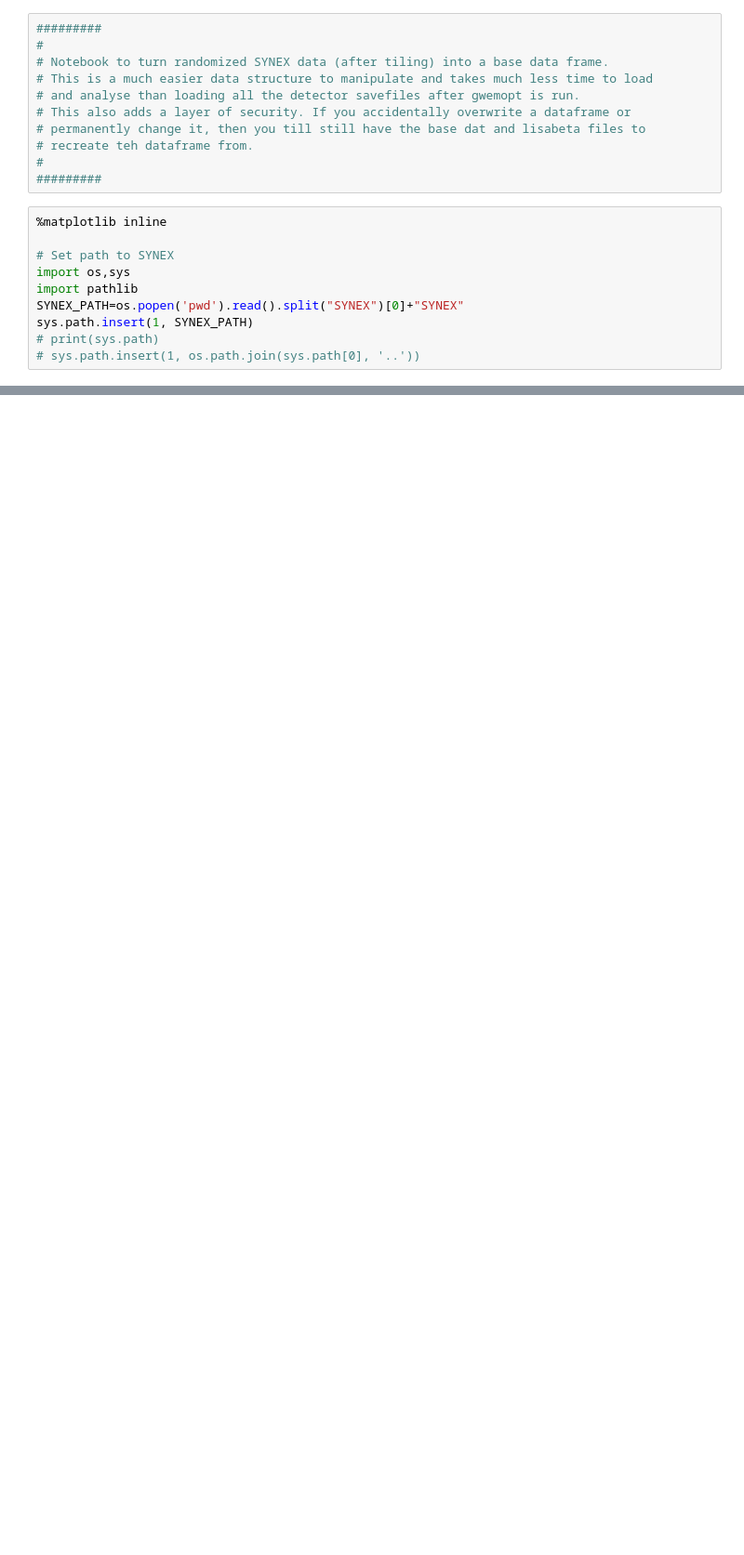
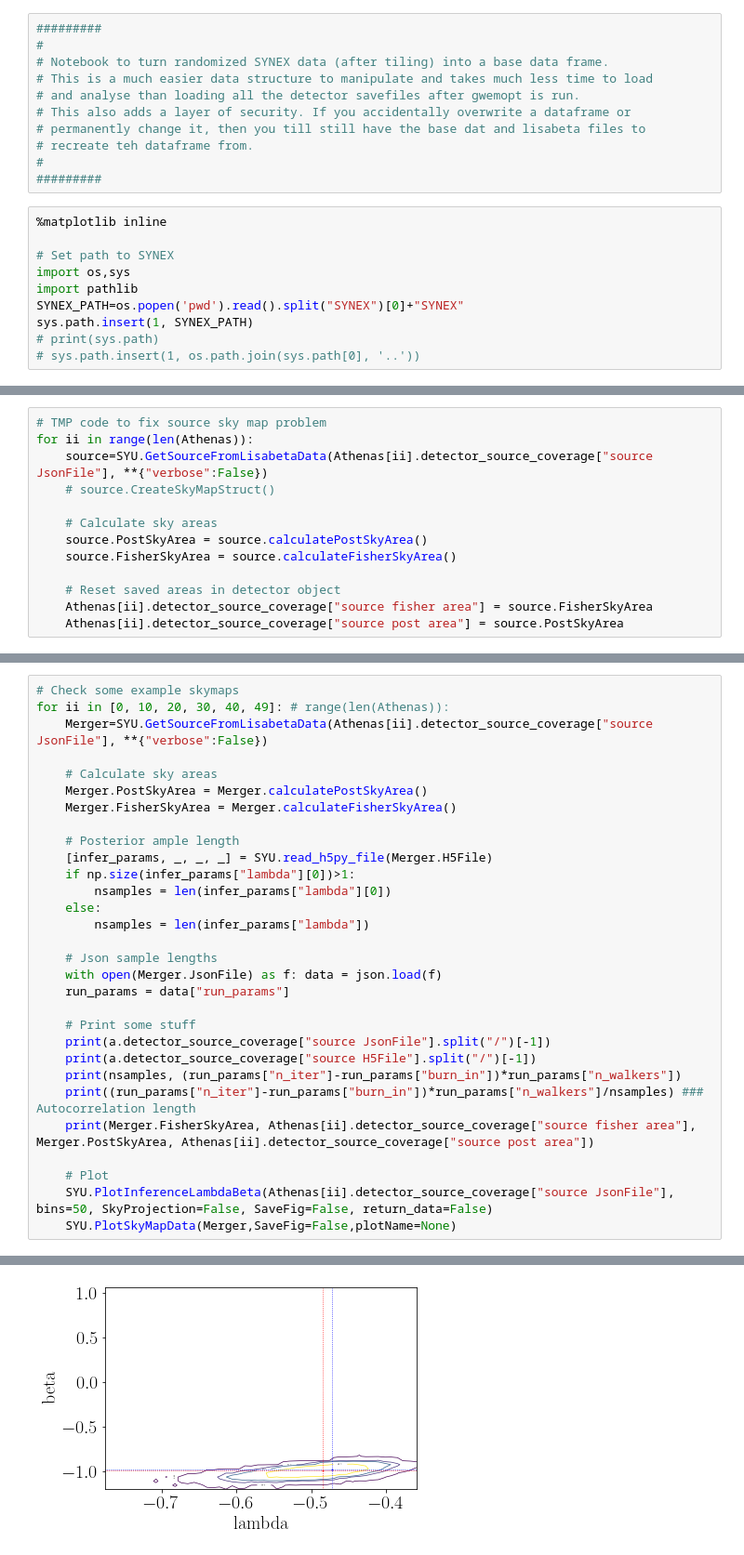
Before and after one commit to PAduverne/SYNEX, a Jupyter notebook: MIMOSA_Studies/Create_DataFrame.ipynb, the cells around one changed output, grey strips where cells are left out. Shown at 93% size. Drawn from its saved outputs; the diff is of its cells as text; blank space fills up the shorter version.

```diff
--- a/MIMOSA_Studies/Create_DataFrame.ipynb
+++ b/MIMOSA_Studies/Create_DataFrame.ipynb
@@ -73,0 +152,13 @@ print(data.head(10))
+# %%
+# TMP code to fix source sky map problem
+for ii in range(len(Athenas)):
+    source=SYU.GetSourceFromLisabetaData(Athenas[ii].detector_source_coverage["source JsonFile"], **{"verbose":False})
+    # source.CreateSkyMapStruct()
+
+    # Calculate sky areas
+    source.PostSkyArea = source.calculatePostSkyArea()
+    source.FisherSkyArea = source.calculateFisherSkyArea()
+
+    # Reset saved areas in detector object
+    Athenas[ii].detector_source_coverage["source fisher area"] = source.FisherSkyArea
+    Athenas[ii].detector_source_coverage["source post area"] = source.PostSkyArea
@@ -73,0 +205,31 @@ print(data.head(10))
+# %%
+# Check some example skymaps
+for ii in [0, 10, 20, 30, 40, 49]: # range(len(Athenas)):
+    Merger=SYU.GetSourceFromLisabetaData(Athenas[ii].detector_source_coverage["source JsonFile"], **{"verbose":False})
+
+    # Calculate sky areas
+    Merger.PostSkyArea = Merger.calculatePostSkyArea()
+    Merger.FisherSkyArea = Merger.calculateFisherSkyArea()
+
+    # Posterior ample length
+    [infer_params, _, _, _] = SYU.read_h5py_file(Merger.H5File)
+    if np.size(infer_params["lambda"][0])>1:
+        nsamples = len(infer_params["lambda"][0])
+    else:
+        nsamples = len(infer_params["lambda"])
+
+    # Json sample lengths
+    with open(Merger.JsonFile) as f: data = json.load(f)
+    run_params = data["run_params"]
+
+    # Print some stuff
+    print(a.detector_source_coverage["source JsonFile"].split("/")[-1])
+    print(a.detector_source_coverage["source H5File"].split("/")[-1])
+    print(nsamples, (run_params["n_iter"]-run_params["burn_in"])*run_params["n_walkers"])
+    print((run_params["n_iter"]-run_params["burn_in"])*run_params["n_walkers"]/nsamples) ### Autocorrelation length
+    print(Merger.FisherSkyArea, Athenas[ii].detector_source_coverage["source fisher area"], Merger.PostSkyArea, Athenas[ii].detector_source_coverage["source post area"])
+
+    # Plot
+    SYU.PlotInferenceLambdaBeta(Athenas[ii].detector_source_coverage["source JsonFile"], bins=50, SkyProjection=False, SaveFig=False, return_data=False)
+    SYU.PlotSkyMapData(Merger,SaveFig=False,plotName=None)
+# %% [output]
@@ -73,0 +244 @@ print(data.head(10))
+[figure, added]
```
Also changed, not shown: parts of 12 cells of this notebook, 2 other files.
